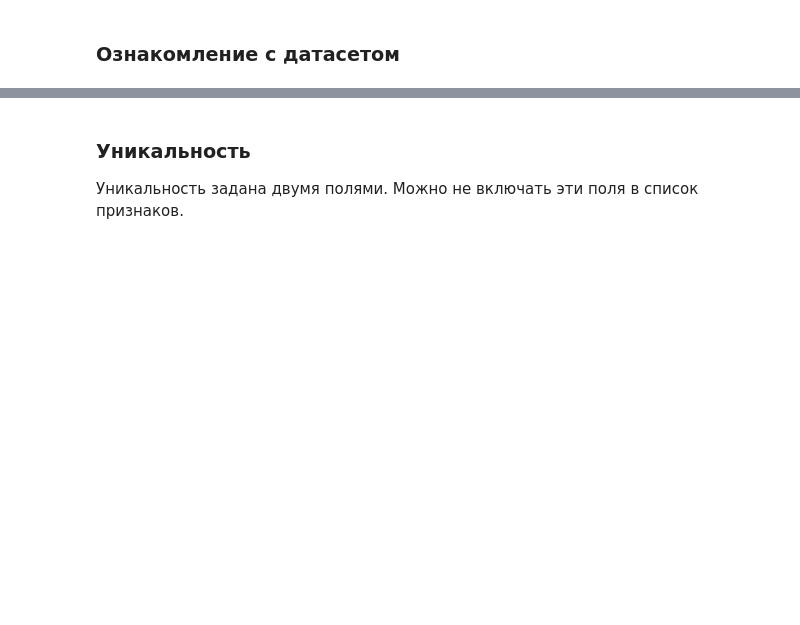
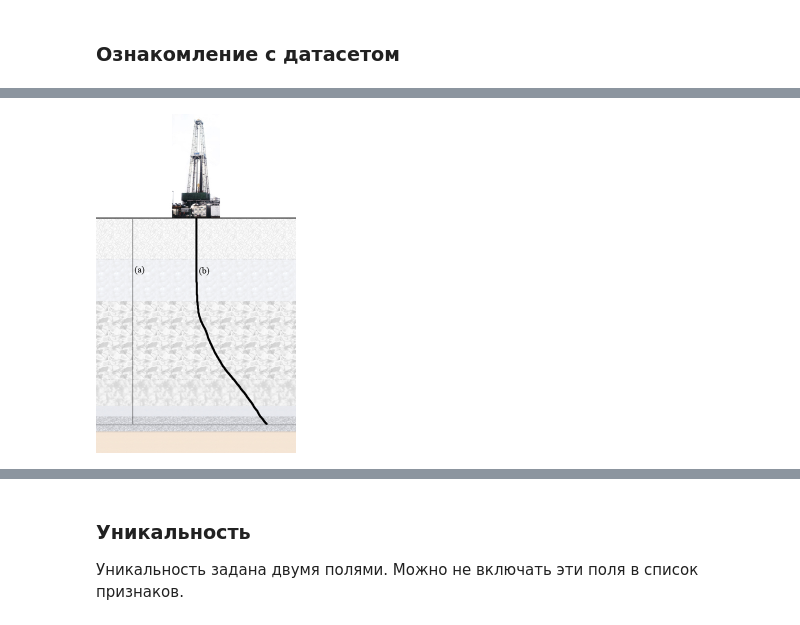
Before and after one commit to AlekseiAgarkov/classification-of-oil-and-gas, a Jupyter notebook: notebooks/eda.ipynb, the cells around one changed output, grey strips where cells are left out. Cells and saved outputs as stored; diff of their text form; code cells hidden in the pictures; blank space fills up the shorter version.

```diff
--- a/notebooks/eda.ipynb
+++ b/notebooks/eda.ipynb
@@ -220,0 +212,4 @@ train_oil_df.head(5)
+# %%
+display(Image("../doc/img/TVD.png", width=200))
+# %% [output]
+[figure, added]
```
Also changed, not shown: parts of 14 cells of this notebook, 1 other file.
